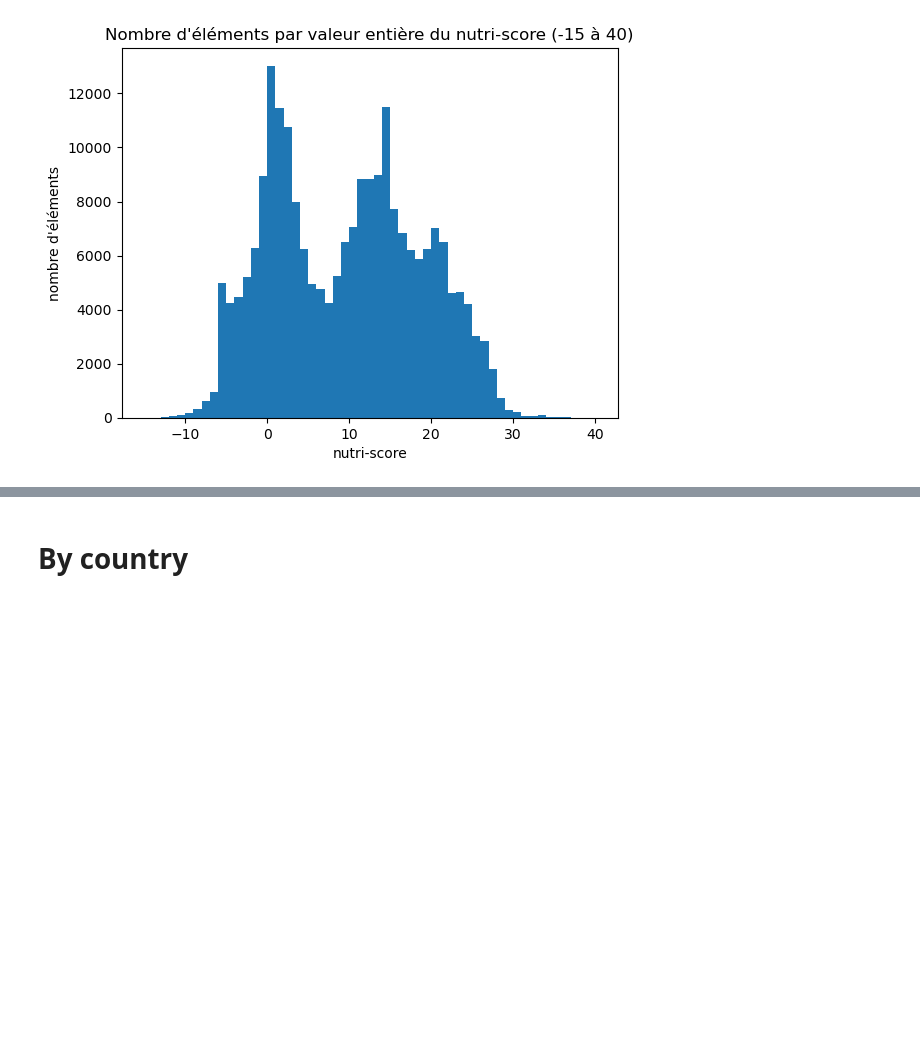
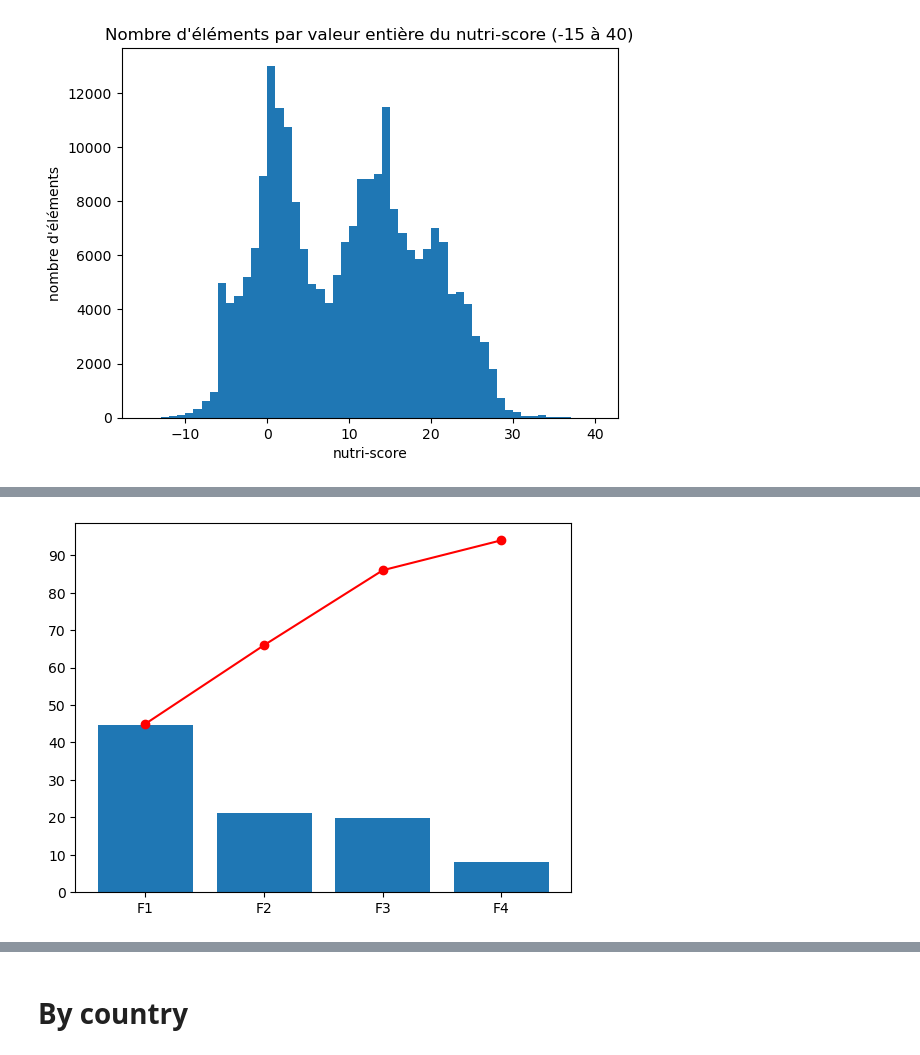
Before and after one commit to AlanBlanchet/SantePubliqueFrance, a Jupyter notebook: analyse.ipynb, the cells around one changed output, grey strips where cells are left out. Cells and saved outputs as stored; diff of their text form; code cells hidden in the pictures; blank space fills up the shorter version.

```diff
--- a/analyse.ipynb
+++ b/analyse.ipynb
@@ -104,0 +168,7 @@ Name: nutrition-score-fr_100g, Length: 94, dtype: float64
+# %%
+n = len(numerics.columns) - 1
+X_scaled = preprocessing.StandardScaler().fit_transform(numerics)
+pca = decomposition.PCA(n_components=n)
+X_projected = pca.fit_transform(X_scaled)
+pcs = pd.DataFrame(X_projected, index=numerics.index, columns=["F"+str(i+1) for i in range(n)])
+pcs
@@ -104,0 +189,14 @@ Name: nutrition-score-fr_100g, Length: 94, dtype: float64
+# %%
+scree = (pca.explained_variance_ratio_ * 100).round(2)
+scree_cum = scree.cumsum().round()
+
+n_list = range(1,n+1)
+
+plt.xticks(ticks=n_list, labels=map(lambda x: f"F{x}" ,n_list))
+plt.yticks(ticks=range(0, 100, 10))
+plt.bar(n_list, scree)
+plt.plot(n_list, scree_cum, c="r", marker="o")
+
+plt.show()
+# %% [output]
+[figure, added]
```
Also changed, not shown: parts of 23 cells of this notebook, 4 other files.
